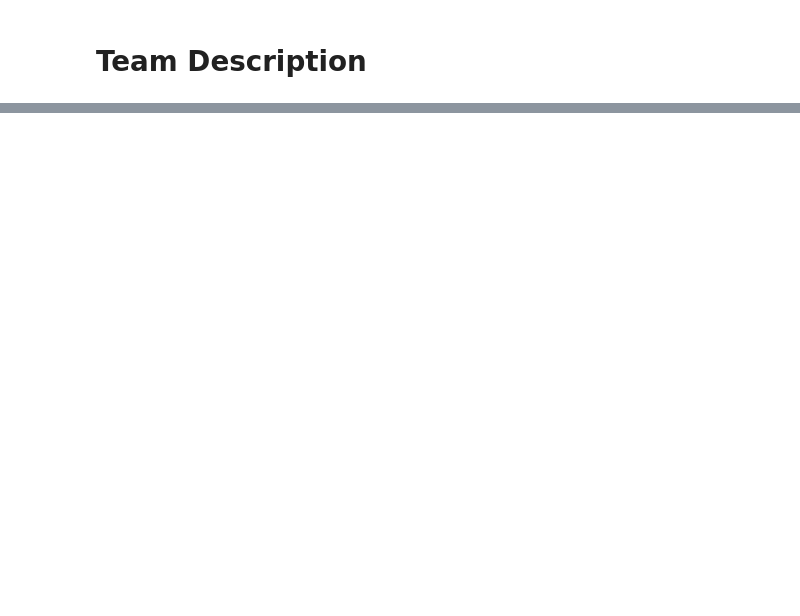
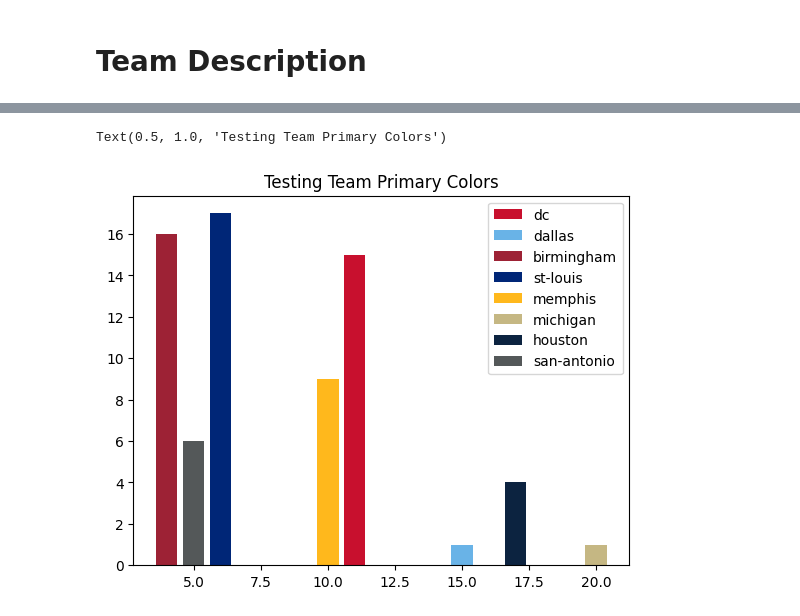
Before and after one commit to A-Peoples/UFL-Stat-Scrapper, a Jupyter notebook: UFL_Stat_Scrapping_'25.ipynb, the cells around one changed output, grey strips where cells are left out. Saved outputs shown, nothing was run; the diff lists cells and outputs as text; code cells hidden in the pictures; blank space fills up the shorter version.

```diff
--- a/UFL_Stat_Scrapping_'25.ipynb
+++ b/UFL_Stat_Scrapping_'25.ipynb
@@ -199,3 +199,16 @@ files.download('uflapyards25.csv')
 [interactive output not drawn]
 # %% [markdown]
 # **Team Description**
+# %%
+teams = ['dc', 'dallas', 'birmingham', 'st-louis', 'memphis', 'michigan', 'houston', 'san-antonio']
+primary_colors = ["#C8102E", '#69B3E7', '#9D2235', '#002677', '#FFB81C', "#C5B783", '#0C2340', '#545859']
+secondary_colors = ['#FFFFFF', '#010101', '#C5B783', '#A2AAAD', '#13294B', '#6F2C3F', '#BA0C2F', '#FCE300']
+tertiary_colors = ['#A2AAAD', '#BA0C2F', '#FFFFFF', '#FFFFFF', '#FFFFFF', '#4698CA', '#FFFFFF', '#FFFFFF']
+
+team_decr = pd.DataFrame({'team': teams,
+                          'primary_colors': primary_colors,
+                          'secondary_colors': secondary_colors,
+                          'tertiary_colors': tertiary_colors})
+
+team_decr.to_csv("team_decr.csv")
+files.download('team_decr.csv')
@@ -201,0 +218,12 @@ files.download('uflapyards25.csv')
+# %%
+import random
+import matplotlib.pyplot as plt
+
+x = [random.randint(1, 20), random.randint(1, 20), random.randint(1, 20), random.randint(1, 20), random.randint(1, 20), random.randint(1, 20), random.randint(1, 20), random.randint(1, 20)]
+y = [random.randint(1, 20), random.randint(1, 20), random.randint(1, 20), random.randint(1, 20), random.randint(1, 20), random.randint(1, 20), random.randint(1, 20), random.randint(1, 20)]
+plt.bar(x, y, color=team_decr['primary_colors'], label=team_decr['team'])
+plt.legend(team_decr['team'])
+plt.title("Testing Team Colors")
+# %% [output]
+Text(0.5, 1.0, 'Testing Team Primary Colors')
+[figure, added]
```
Also changed, not shown: parts of 2 cells of this notebook.
